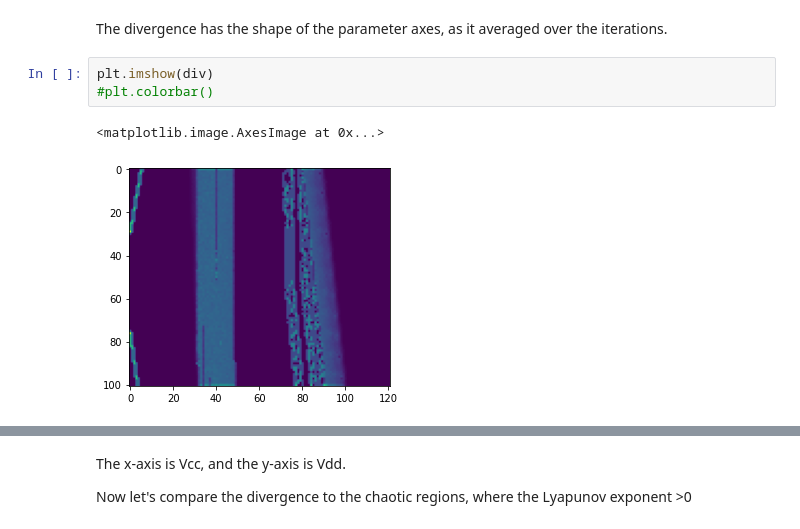
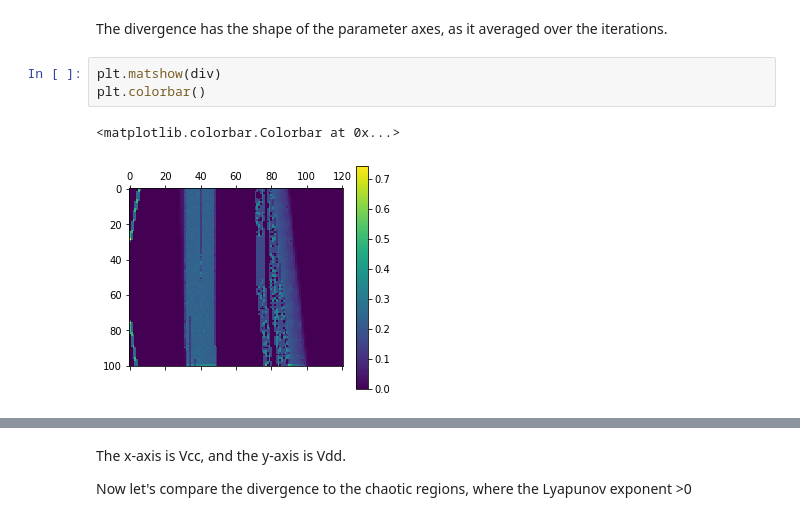
Before and after one commit to Noeloikeau/chaogate, a Jupyter notebook: 00_core.ipynb, the cells around one changed output, grey strips where cells are left out. Cells and saved outputs as stored; diff of their text form.

```diff
--- a/00_core.ipynb
+++ b/00_core.ipynb
@@ -852,8 +852,8 @@ div.shape
 # %% [markdown]
 The divergence has the shape of the parameter axes, as it averaged over the iterations.
 # %%
-plt.imshow(div)
-#plt.colorbar()
+plt.matshow(div)
+plt.colorbar()
 # %% [output]
-<matplotlib.image.AxesImage at 0x...>
+<matplotlib.colorbar.Colorbar at 0x...>
-[figure, old version]
+[figure, new version]
```
Also changed, not shown: parts of 12 cells of this notebook, 6 other files.
